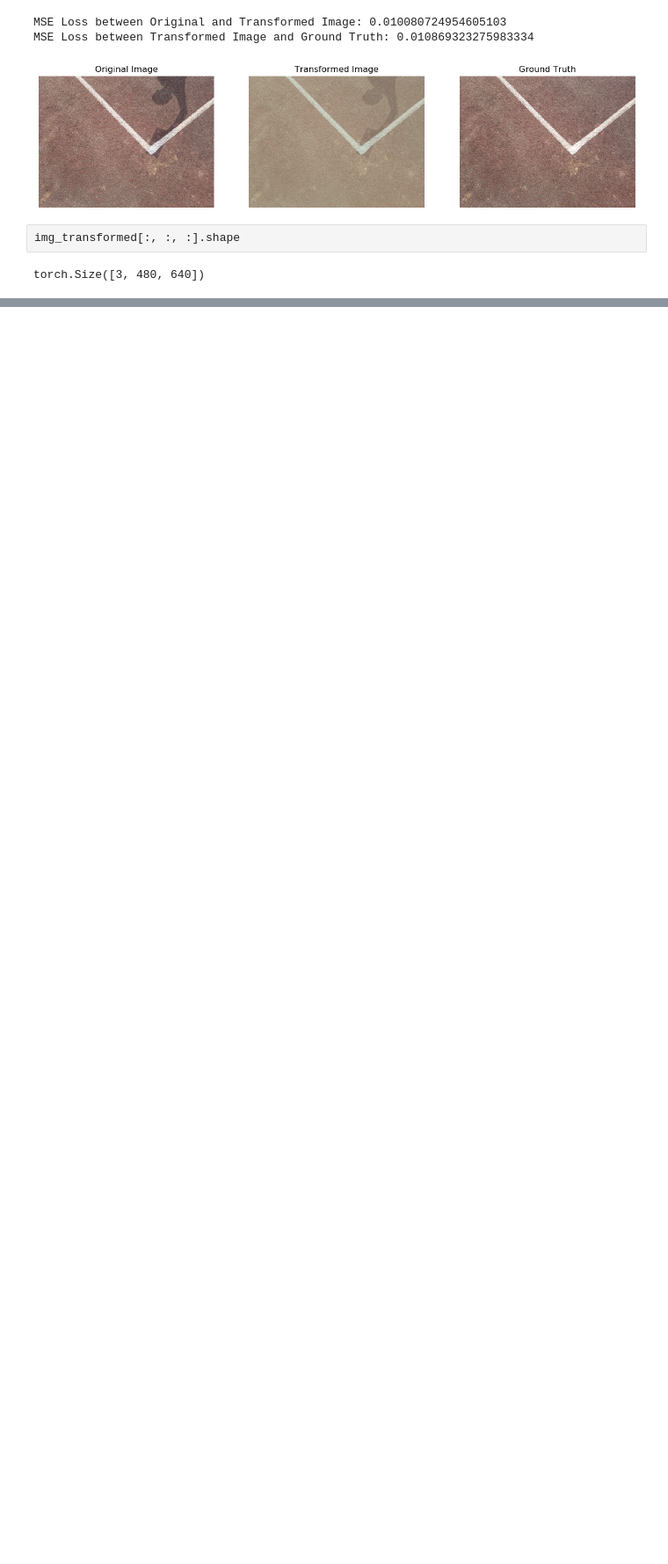
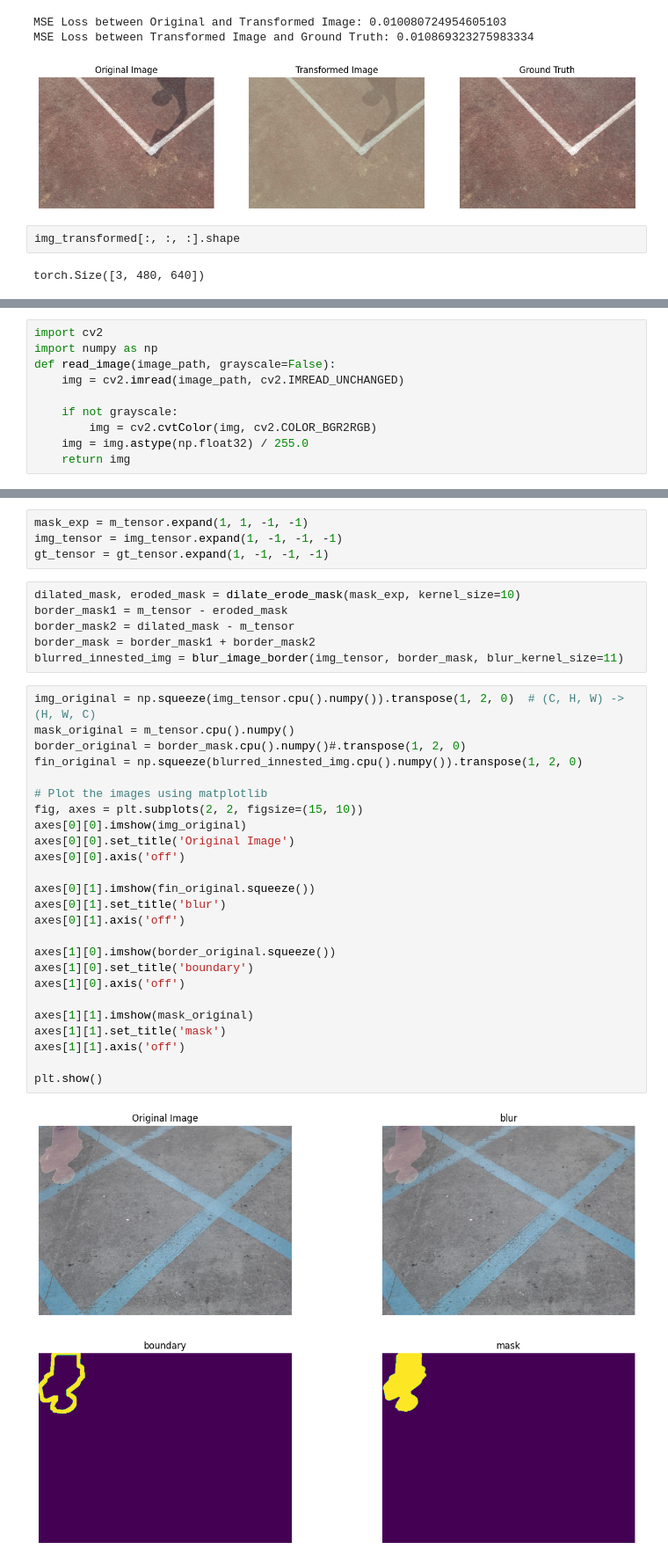
Before and after one commit to VHaardt/GL-OBI_Shadow-Removal, a Jupyter notebook: test_scripts/provvisorio.ipynb, the cells around one changed output, grey strips where cells are left out. Shown at 88% size. Saved outputs shown, nothing was run; the diff lists cells and outputs as text; blank space fills up the shorter version.

```diff
--- a/test_scripts/provvisorio.ipynb
+++ b/test_scripts/provvisorio.ipynb
@@ -144,0 +166,10 @@ torch.Size([3, 480, 640])
+# %%
+import cv2
+import numpy as np
+def read_image(image_path, grayscale=False):
+    img = cv2.imread(image_path, cv2.IMREAD_UNCHANGED)
+
+    if not grayscale:
+        img = cv2.cvtColor(img, cv2.COLOR_BGR2RGB)
+    img = img.astype(np.float32) / 255.0
+    return img
@@ -144,0 +232,37 @@ torch.Size([3, 480, 640])
+# %%
+mask_exp = m_tensor.expand(1, 1, -1, -1)
+img_tensor = img_tensor.expand(1, -1, -1, -1)
+gt_tensor = gt_tensor.expand(1, -1, -1, -1)
+# %%
+dilated_mask, eroded_mask = dilate_erode_mask(mask_exp, kernel_size=10)
+border_mask1 = m_tensor - eroded_mask
+border_mask2 = dilated_mask - m_tensor
+border_mask = border_mask1 + border_mask2
+blurred_innested_img = blur_image_border(img_tensor, border_mask, blur_kernel_size=11)
+# %%
+img_original = np.squeeze(img_tensor.cpu().numpy()).transpose(1, 2, 0)  # (C, H, W) -> (H, W, C)
+mask_original = m_tensor.cpu().numpy()
+border_original = border_mask.cpu().numpy()#.transpose(1, 2, 0)
+fin_original = np.squeeze(blurred_innested_img.cpu().numpy()).transpose(1, 2, 0)
+
+# Plot the images using matplotlib
+fig, axes = plt.subplots(2, 2, figsize=(15, 10))
+axes[0][0].imshow(img_original)
+axes[0][0].set_title('Original Image')
+axes[0][0].axis('off')
+
+axes[0][1].imshow(fin_original.squeeze())
+axes[0][1].set_title('blur')
+axes[0][1].axis('off')
+
+axes[1][0].imshow(border_original.squeeze())
+axes[1][0].set_title('boundary')
+axes[1][0].axis('off')
+
+axes[1][1].imshow(mask_original)
+axes[1][1].set_title('mask')
+axes[1][1].axis('off')
+
+plt.show()
+# %% [output]
+[figure, added]
```
Also changed, not shown: parts of 29 cells of this notebook, 13 other files.
